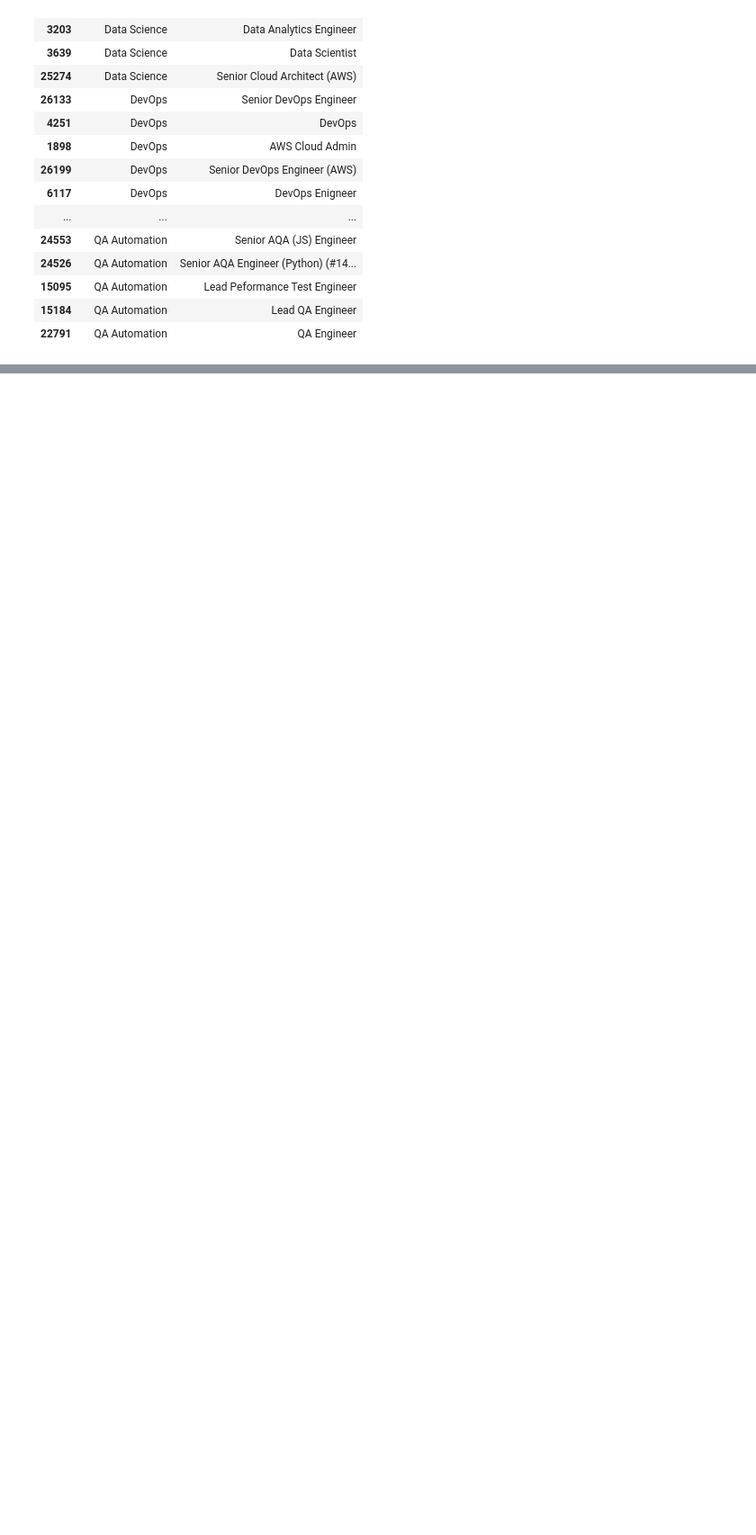
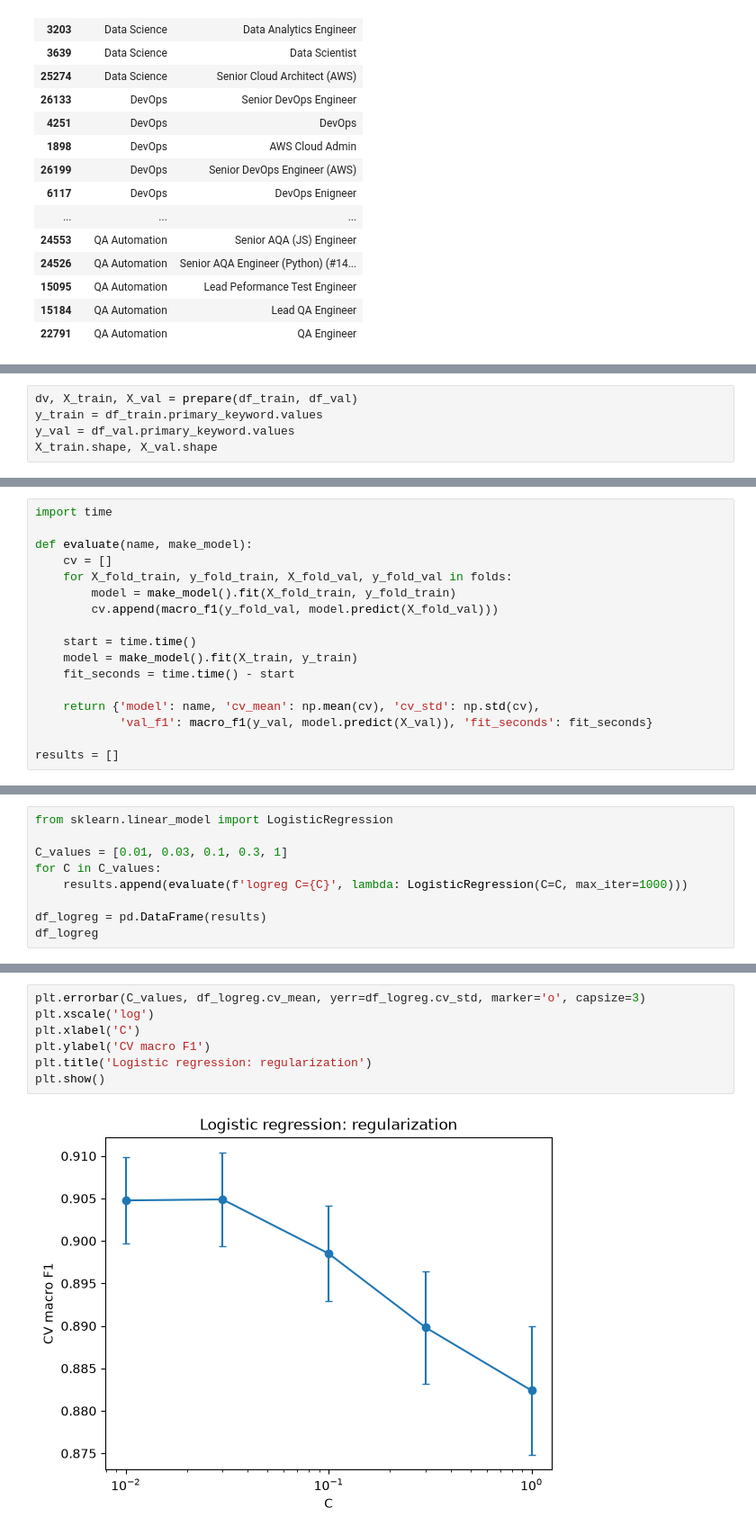
Before and after one commit to HubDev-AI/job-category-classifier, a Jupyter notebook: notebook.ipynb, the cells around one changed output, grey strips where cells are left out. Shown at 90% size. Cells and saved outputs as stored; diff of their text form; blank space fills up the shorter version.

```diff
--- a/notebook.ipynb
+++ b/notebook.ipynb
@@ -468,0 +499,5 @@ df_train.groupby('primary_keyword').sample(5, random_state=1)[['primary_keyword'
+# %%
+dv, X_train, X_val = prepare(df_train, df_val)
+y_train = df_train.primary_keyword.values
+y_val = df_val.primary_keyword.values
+X_train.shape, X_val.shape
@@ -468,0 +557,17 @@ df_train.groupby('primary_keyword').sample(5, random_state=1)[['primary_keyword'
+# %%
+import time
+
+def evaluate(name, make_model):
+    cv = []
+    for X_fold_train, y_fold_train, X_fold_val, y_fold_val in folds:
+        model = make_model().fit(X_fold_train, y_fold_train)
+        cv.append(macro_f1(y_fold_val, model.predict(X_fold_val)))
+
+    start = time.time()
+    model = make_model().fit(X_train, y_train)
+    fit_seconds = time.time() - start
+
+    return {'model': name, 'cv_mean': np.mean(cv), 'cv_std': np.std(cv),
+            'val_f1': macro_f1(y_val, model.predict(X_val)), 'fit_seconds': fit_seconds}
+
+results = []
@@ -468,0 +578,9 @@ df_train.groupby('primary_keyword').sample(5, random_state=1)[['primary_keyword'
+# %%
+from sklearn.linear_model import LogisticRegression
+
+C_values = [0.01, 0.03, 0.1, 0.3, 1]
+for C in C_values:
+    results.append(evaluate(f'logreg C={C}', lambda: LogisticRegression(C=C, max_iter=1000)))
+
+df_logreg = pd.DataFrame(results)
+df_logreg
@@ -468,0 +594,9 @@ df_train.groupby('primary_keyword').sample(5, random_state=1)[['primary_keyword'
+# %%
+plt.errorbar(C_values, df_logreg.cv_mean, yerr=df_logreg.cv_std, marker='o', capsize=3)
+plt.xscale('log')
+plt.xlabel('C')
+plt.ylabel('CV macro F1')
+plt.title('Logistic regression: regularization')
+plt.show()
+# %% [output]
+[figure, added]
```
Also changed, not shown: parts of 35 cells of this notebook, 2 other files.
